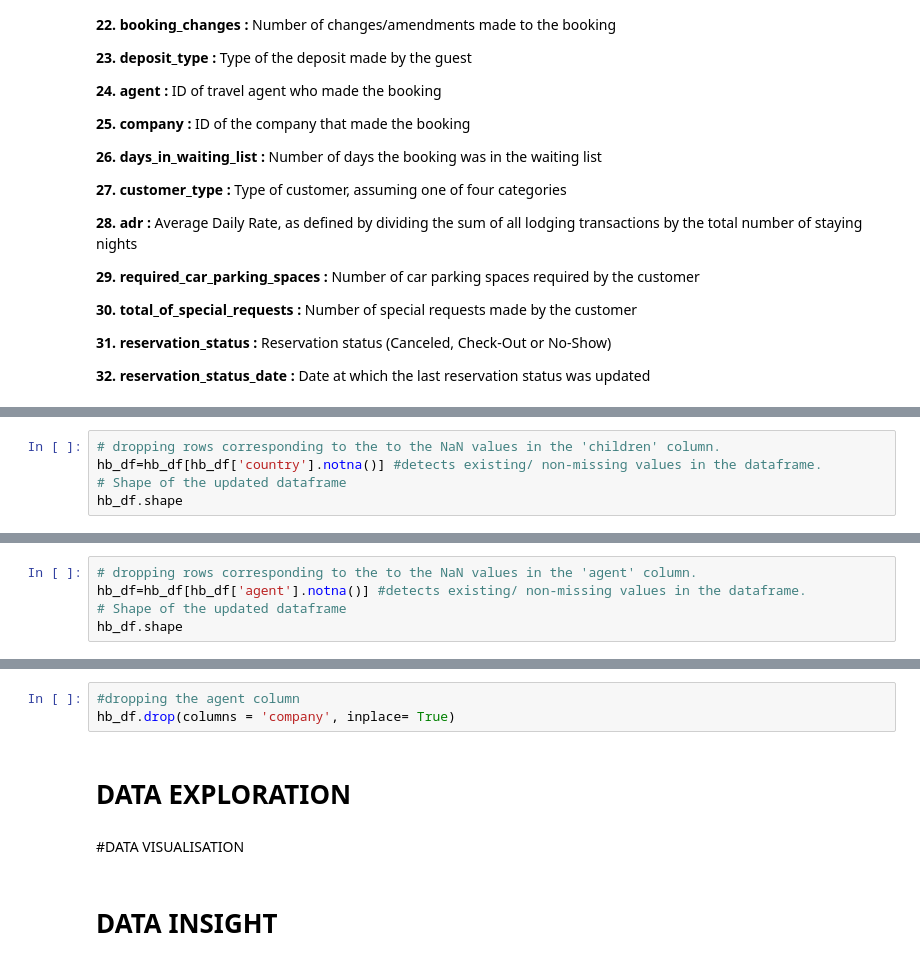
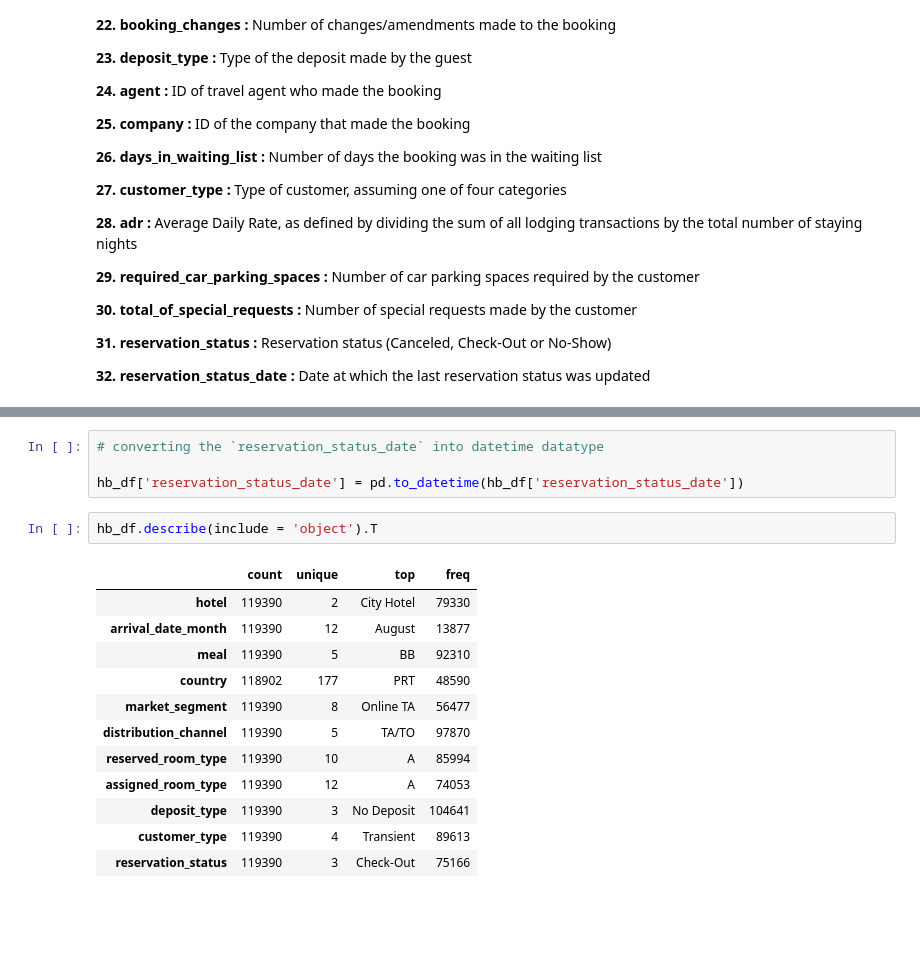
Before and after one commit to hamant-jagwan/Hotel-Booking--EDA, a Jupyter notebook: hotel_booking_EDA.ipynb, the cells around one changed output, grey strips where cells are left out. Drawn from its saved outputs; the diff is of its cells as text; blank space fills up the shorter version.

```diff
--- a/hotel_booking_EDA.ipynb
+++ b/hotel_booking_EDA.ipynb
@@ -319,5 +179,0 @@ Therefore, we need to drop the NAN values to get our data clean.
-# %%
-# dropping rows corresponding to the to the NaN values in the 'children' column.
-hb_df=hb_df[hb_df['country'].notna()] #detects existing/ non-missing values in the dataframe.
-# Shape of the updated dataframe
-hb_df.shape
@@ -374,5 +179,0 @@ So, in the above observation of unique values we can get useful insight from the
-# %%
-# dropping rows corresponding to the to the NaN values in the 'agent' column.
-hb_df=hb_df[hb_df['agent'].notna()] #detects existing/ non-missing values in the dataframe.
-# Shape of the updated dataframe
-hb_df.shape
@@ -434,9 +180,19 @@ It is better to drop this column because this column has 94% of NAN values.
-# %%
-#dropping the agent column
-hb_df.drop(columns = 'company', inplace= True)
-# %% [markdown]
-# DATA EXPLORATION
-# %% [markdown]
-#DATA VISUALISATION
-# %% [markdown]
-# DATA INSIGHT
+# %%
+# converting the `reservation_status_date` into datetime datatype
+
+hb_df['reservation_status_date'] = pd.to_datetime(hb_df['reservation_status_date'])
+# %%
+hb_df.describe(include = 'object').T
+# %% [output]
+|  | count | unique | top | freq |
+| hotel | 119390 | 2 | City Hotel | 79330 |
+| arrival_date_month | 119390 | 12 | August | 13877 |
+| meal | 119390 | 5 | BB | 92310 |
+| country | 118902 | 177 | PRT | 48590 |
+| market_segment | 119390 | 8 | Online TA | 56477 |
+| distribution_channel | 119390 | 5 | TA/TO | 97870 |
+| reserved_room_type | 119390 | 10 | A | 85994 |
+| assigned_room_type | 119390 | 12 | A | 74053 |
+| deposit_type | 119390 | 3 | No Deposit | 104641 |
+| customer_type | 119390 | 4 | Transient | 89613 |
+| reservation_status | 119390 | 3 | Check-Out | 75166 |
```
Also changed, not shown: parts of 53 cells of this notebook.
